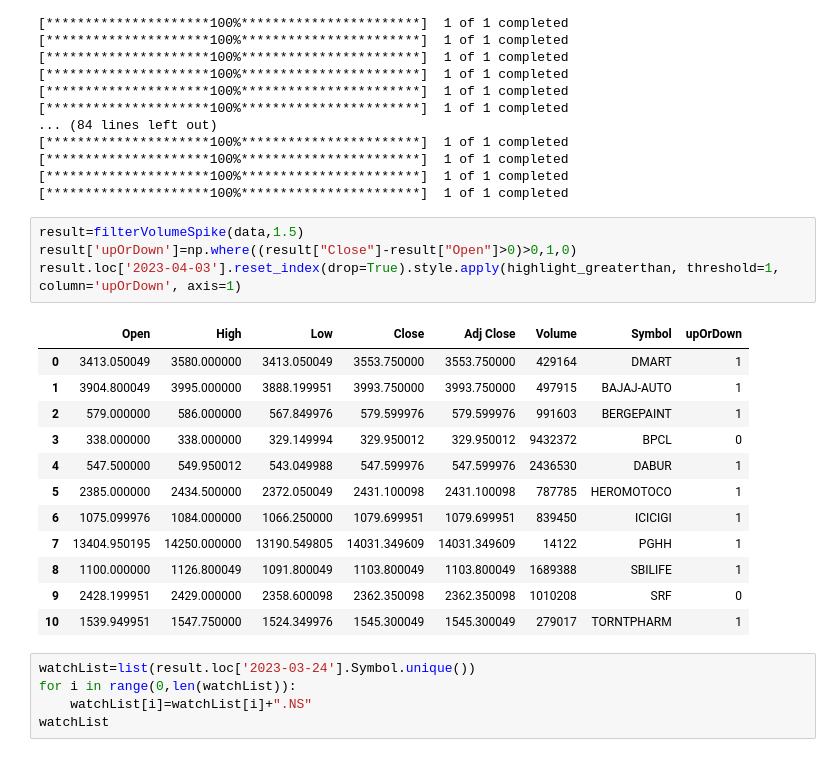
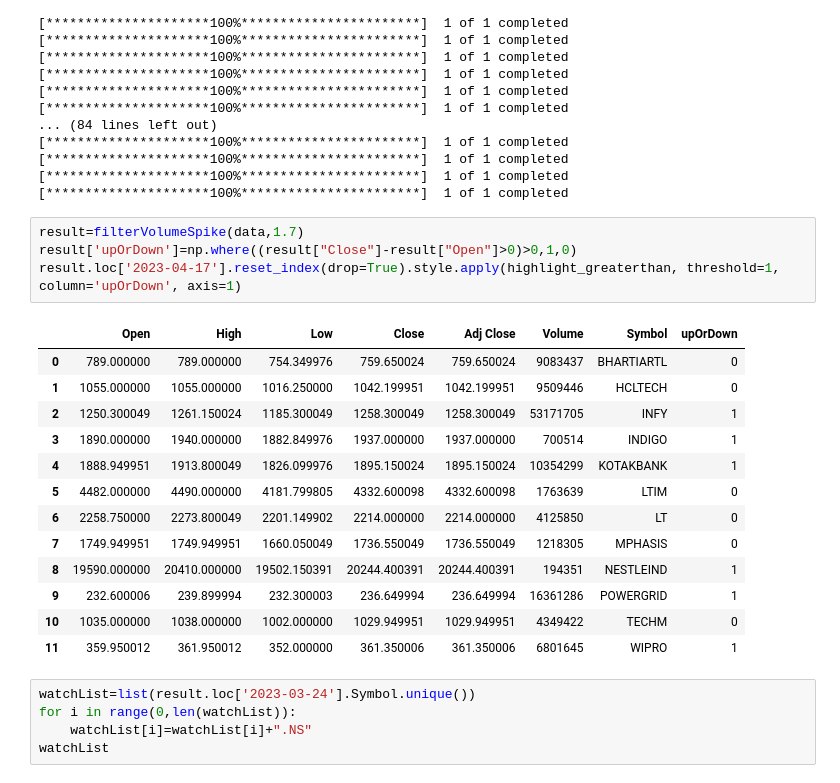
Before and after one commit to Dhruvk1999/momentum-trader, a Jupyter notebook: console.ipynb, the cells around one changed output. Cells and saved outputs as stored; diff of their text form.

```diff
--- a/console.ipynb
+++ b/console.ipynb
@@ -33,22 +33,23 @@ data=load_data()
 [*********************100%***********************]  1 of 1 completed
 [*********************100%***********************]  1 of 1 completed
 # %%
-result=filterVolumeSpike(data,1.5)
+result=filterVolumeSpike(data,1.7)
 result['upOrDown']=np.where((result["Close"]-result["Open"]>0)>0,1,0)
-result.loc['2023-04-03'].reset_index(drop=True).style.apply(highlight_greaterthan, threshold=1, column='upOrDown', axis=1)
+result.loc['2023-04-17'].reset_index(drop=True).style.apply(highlight_greaterthan, threshold=1, column='upOrDown', axis=1)
 # %% [output]
 |  | Open | High | Low | Close | Adj Close | Volume | Symbol | upOrDown |
-| 0 | 3413.050049 | 3580.000000 | 3413.050049 | 3553.750000 | 3553.750000 | 429164 | DMART | 1 |
-| 1 | 3904.800049 | 3995.000000 | 3888.199951 | 3993.750000 | 3993.750000 | 497915 | BAJAJ-AUTO | 1 |
-| 2 | 579.000000 | 586.000000 | 567.849976 | 579.599976 | 579.599976 | 991603 | BERGEPAINT | 1 |
-| 3 | 338.000000 | 338.000000 | 329.149994 | 329.950012 | 329.950012 | 9432372 | BPCL | 0 |
-| 4 | 547.500000 | 549.950012 | 543.049988 | 547.599976 | 547.599976 | 2436530 | DABUR | 1 |
-| 5 | 2385.000000 | 2434.500000 | 2372.050049 | 2431.100098 | 2431.100098 | 787785 | HEROMOTOCO | 1 |
-| 6 | 1075.099976 | 1084.000000 | 1066.250000 | 1079.699951 | 1079.699951 | 839450 | ICICIGI | 1 |
-| 7 | 13404.950195 | 14250.000000 | 13190.549805 | 14031.349609 | 14031.349609 | 14122 | PGHH | 1 |
-| 8 | 1100.000000 | 1126.800049 | 1091.800049 | 1103.800049 | 1103.800049 | 1689388 | SBILIFE | 1 |
-| 9 | 2428.199951 | 2429.000000 | 2358.600098 | 2362.350098 | 2362.350098 | 1010208 | SRF | 0 |
-| 10 | 1539.949951 | 1547.750000 | 1524.349976 | 1545.300049 | 1545.300049 | 279017 | TORNTPHARM | 1 |
+| 0 | 789.000000 | 789.000000 | 754.349976 | 759.650024 | 759.650024 | 9083437 | BHARTIARTL | 0 |
+| 1 | 1055.000000 | 1055.000000 | 1016.250000 | 1042.199951 | 1042.199951 | 9509446 | HCLTECH | 0 |
+| 2 | 1250.300049 | 1261.150024 | 1185.300049 | 1258.300049 | 1258.300049 | 53171705 | INFY | 1 |
+| 3 | 1890.000000 | 1940.000000 | 1882.849976 | 1937.000000 | 1937.000000 | 700514 | INDIGO | 1 |
+| 4 | 1888.949951 | 1913.800049 | 1826.099976 | 1895.150024 | 1895.150024 | 10354299 | KOTAKBANK | 1 |
+| 5 | 4482.000000 | 4490.000000 | 4181.799805 | 4332.600098 | 4332.600098 | 1763639 | LTIM | 0 |
+| 6 | 2258.750000 | 2273.800049 | 2201.149902 | 2214.000000 | 2214.000000 | 4125850 | LT | 0 |
+| 7 | 1749.949951 | 1749.949951 | 1660.050049 | 1736.550049 | 1736.550049 | 1218305 | MPHASIS | 0 |
+| 8 | 19590.000000 | 20410.000000 | 19502.150391 | 20244.400391 | 20244.400391 | 194351 | NESTLEIND | 1 |
+| 9 | 232.600006 | 239.899994 | 232.300003 | 236.649994 | 236.649994 | 16361286 | POWERGRID | 1 |
+| 10 | 1035.000000 | 1038.000000 | 1002.000000 | 1029.949951 | 1029.949951 | 4349422 | TECHM | 0 |
+| 11 | 359.950012 | 361.950012 | 352.000000 | 361.350006 | 361.350006 | 6801645 | WIPRO | 1 |
 # %%
 watchList=list(result.loc['2023-03-24'].Symbol.unique())
 for i in range(0,len(watchList)):
```
Also changed, not shown: parts of 3 cells of this notebook.
